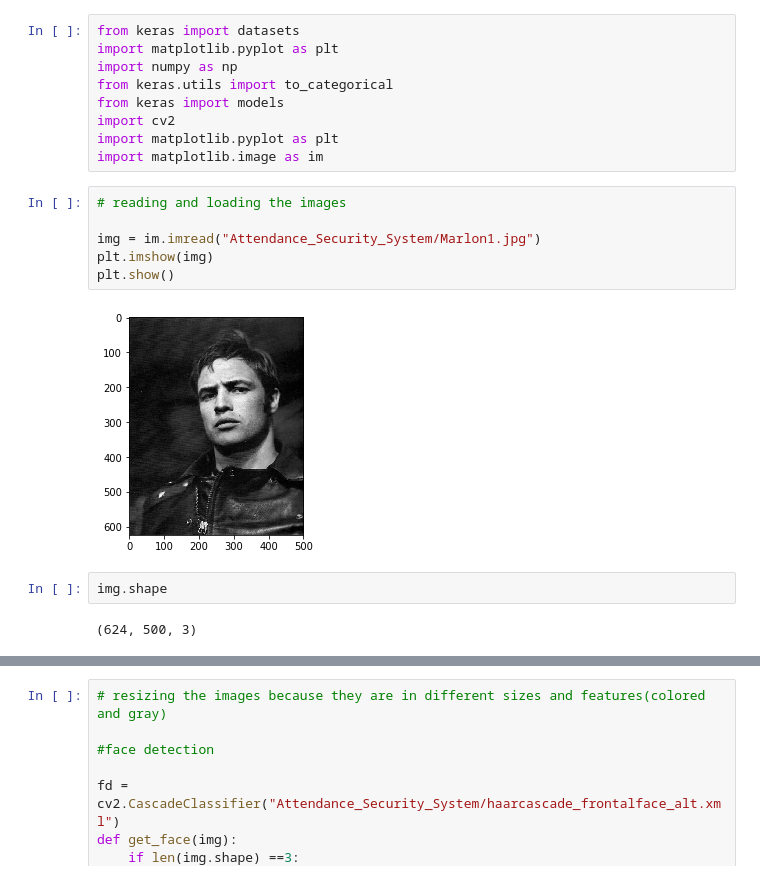
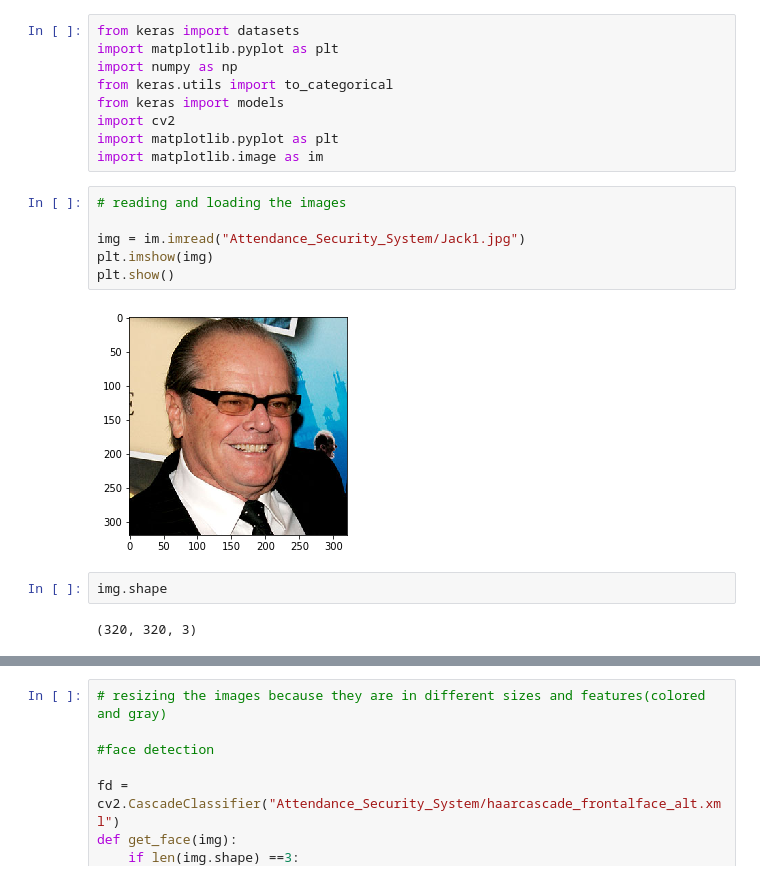
Before and after one commit to Hessa85/Attendance-Security-System, a Jupyter notebook: Attendance_Security_System.ipynb, the cells around one changed output, grey strips where cells are left out. Cells and saved outputs as stored; diff of their text form.

```diff
--- a/Attendance_Security_System.ipynb
+++ b/Attendance_Security_System.ipynb
@@ -20,12 +20,12 @@ import matplotlib.image as im
 # %%
 # reading and loading the images
 
-img = im.imread("Attendance_Security_System/Marlon1.jpg")
+img = im.imread("Attendance_Security_System/Jack1.jpg")
 plt.imshow(img)
 plt.show()
 # %% [output]
-[figure, old version]
+[figure, new version]
 # %%
 img.shape
 # %% [output]
-(624, 500, 3)
+(320, 320, 3)
```
Also changed, not shown: parts of 10 cells of this notebook.
